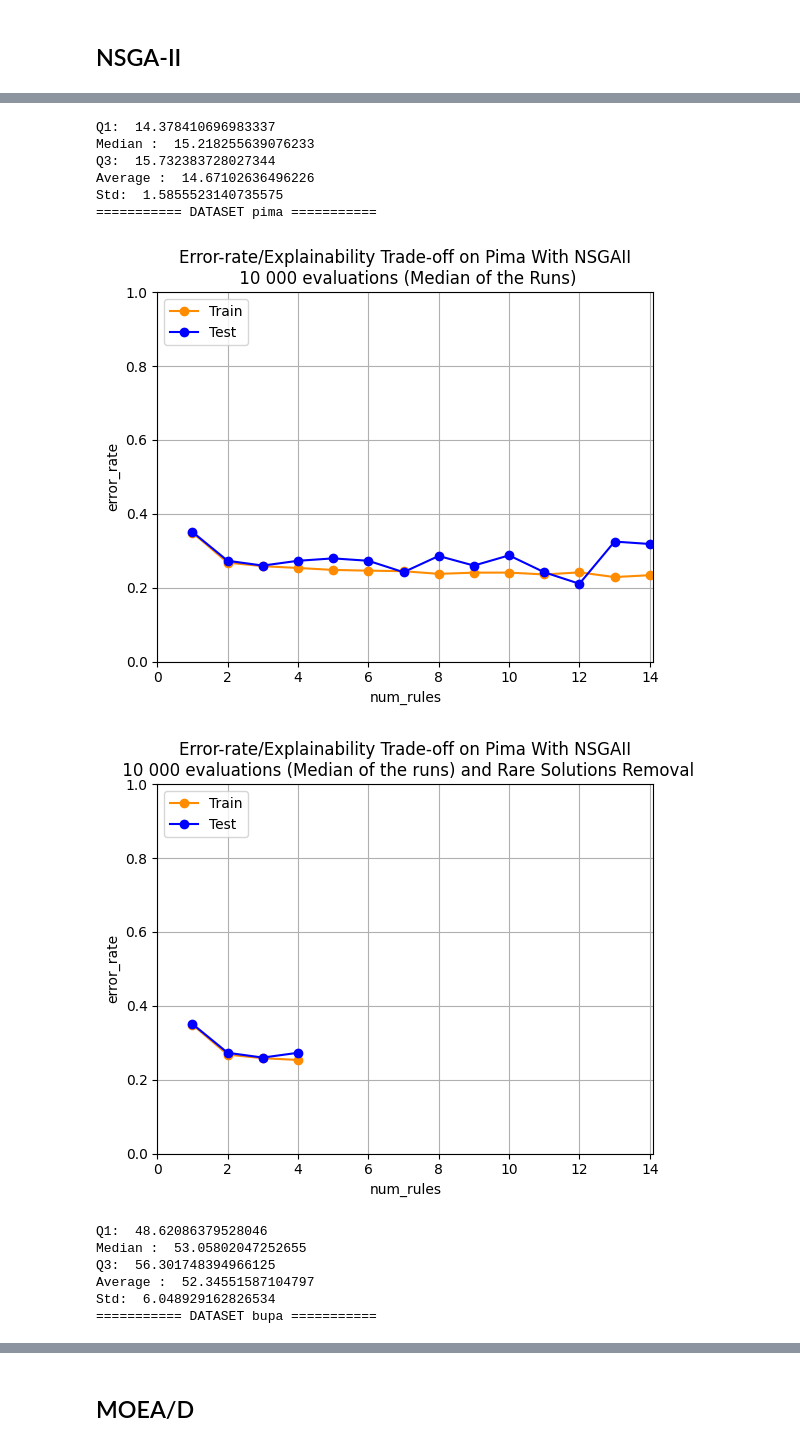
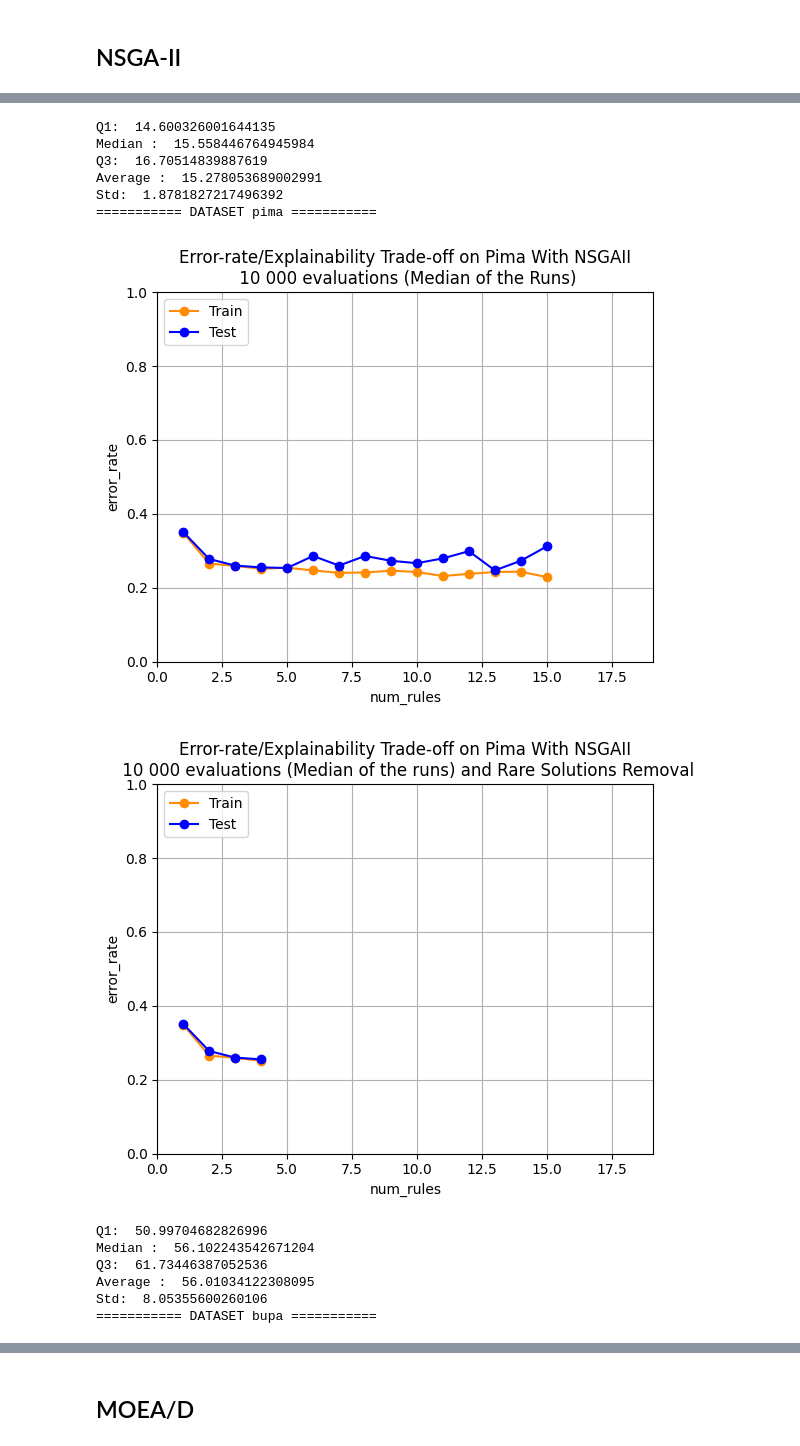
Before and after one commit to ci-labo-omu/MoFGBMLPy, a Jupyter notebook: examples/cross_validation_benchmark/cross_validation_benchmark.ipynb, the cells around one changed output, grey strips where cells are left out. Saved outputs shown, nothing was run; the diff lists cells and outputs as text; code cells hidden in the pictures.

```diff
--- a/examples/cross_validation_benchmark/cross_validation_benchmark.ipynb
+++ b/examples/cross_validation_benchmark/cross_validation_benchmark.ipynb
@@ -6,7 +10,7 @@ from mofgbmlpy.utility.parallel_cross_validation import run_cross_validation
 for data_name in ["iris", "pima", "bupa"]:
     root_folder = "../.."
     results_root_folder = root_folder + "/results"
-    algorithm_id = f"Basic{data_name}Basic"
+    algorithm_id = f"Basic{data_name}Basic_{time_str}"
     dataset_root = root_folder + "/dataset"
 
     args = [
@@ -31,9 +35,9 @@ import numpy as np
 from matplotlib import pyplot as plt
 
 xlims = {
-    "iris": (0,7.1),
-    "pima": (0,14.1),
-    "bupa": (0,11.1),
+    "iris": (0,9.1),
+    "pima": (0,19.1),
+    "bupa": (0,9.1),
 }
 
 root_folder = "../.."
@@ -43,7 +47,7 @@ Output.mkdirs(plot_dir)
 
 for data_name in ["iris", "pima", "bupa"]:
     print(f"=========== DATASET {data_name} ===========\n")
-    algorithm_id = f"Basic{data_name}Basic"
+    algorithm_id = f"Basic{data_name}Basic_{time_str}"
     dataset_root = root_folder + "/dataset"
 
     results = get_results(results_root_folder, algorithm_id, data_name)
@@ -75,14 +79,14 @@ for data_name in ["iris", "pima", "bupa"]:
-Q1:  14.378410696983337
-Median :  15.218255639076233
-Q3:  15.732383728027344
-Average :  14.67102636496226
-Std:  1.5855523140735575
+Q1:  14.600326001644135
+Median :  15.558446764945984
+Q3:  16.70514839887619
+Average :  15.278053689002991
+Std:  1.8781827217496392
 =========== DATASET pima ===========
-[figure, old version]
+[figure, new version]
-[figure, old version]
+[figure, new version]
-Q1:  48.62086379528046
-Median :  53.05802047252655
-Q3:  56.301748394966125
-Average :  52.34551587104797
-Std:  6.048929162826534
+Q1:  50.99704682826996
+Median :  56.102243542671204
+Q3:  61.73446387052536
+Average :  56.01034122308095
+Std:  8.05355600260106
 =========== DATASET bupa ===========
```
Also changed, not shown: parts of 6 cells of this notebook, 20 other files.
